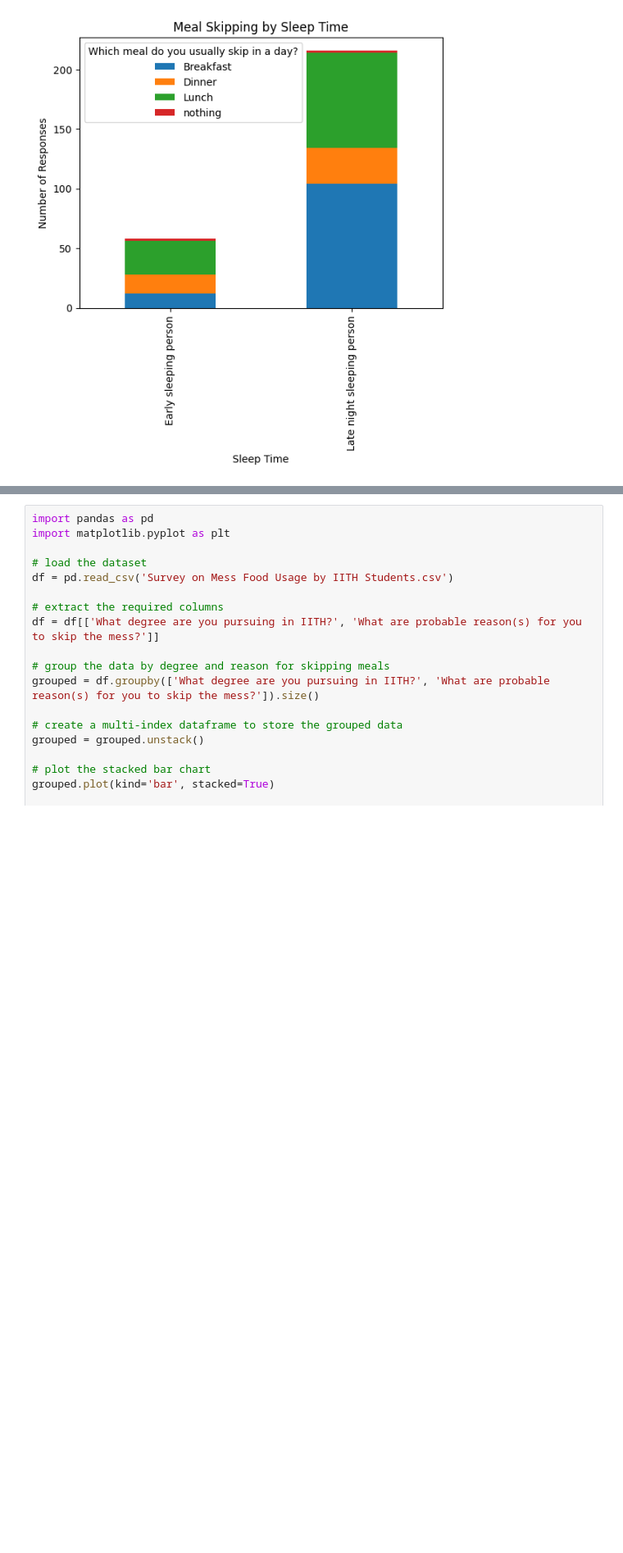
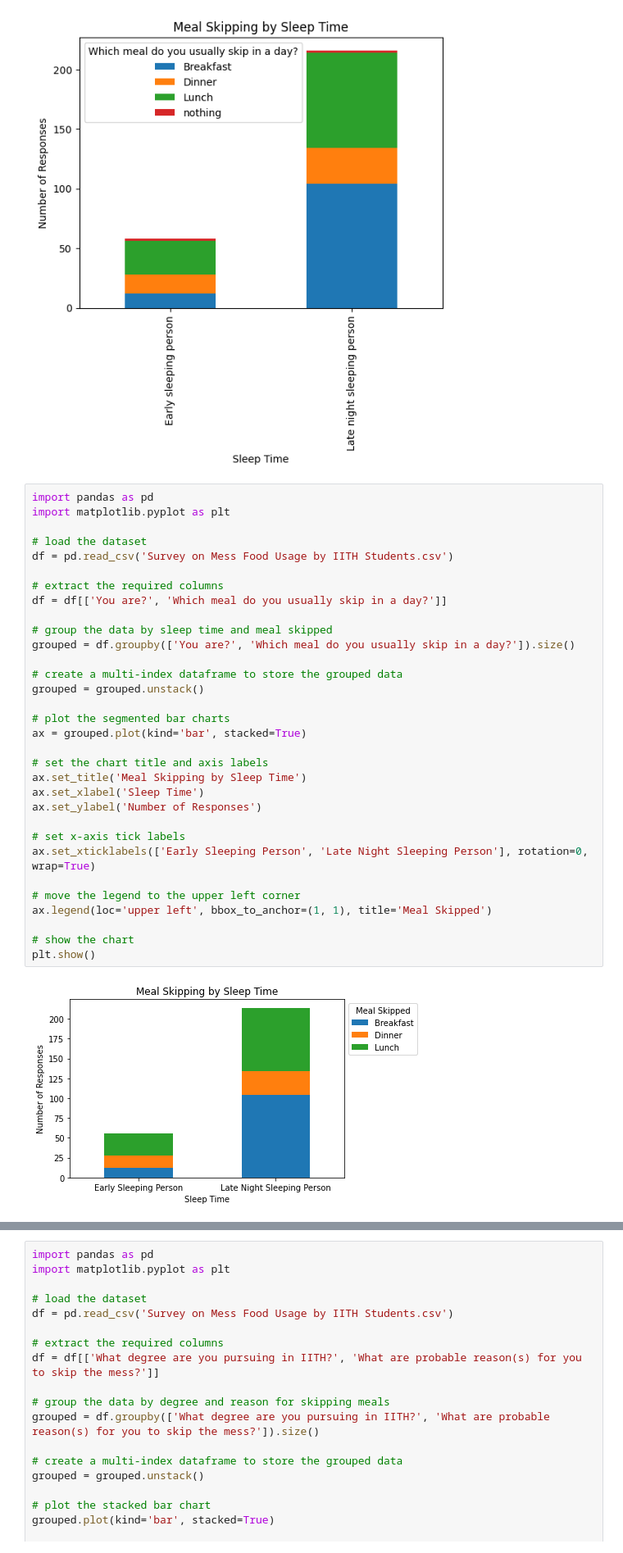
Before and after one commit to White-Devil09/MA4240, a Jupyter notebook: AppliedStats_Figs.ipynb, the cells around one changed output, grey strips where cells are left out. Shown: that part at 82% size. Saved outputs shown, nothing was run; the diff lists cells and outputs as text; blank space fills up the shorter version.

Commit message:
Added newer codes for segmented charts

```diff
--- a/AppliedStats_Figs.ipynb
+++ b/AppliedStats_Figs.ipynb
@@ -26,6 +26,40 @@ plt.ylabel('Number of Responses')
 plt.show()
 # %% [output]
 [figure]
+# %%
+import pandas as pd
+import matplotlib.pyplot as plt
+
+# load the dataset
+df = pd.read_csv('Survey on Mess Food Usage by IITH Students.csv')
+
+# extract the required columns
+df = df[['You are?', 'Which meal do you usually skip in a day?']]
+
+# group the data by sleep time and meal skipped
+grouped = df.groupby(['You are?', 'Which meal do you usually skip in a day?']).size()
+
+# create a multi-index dataframe to store the grouped data
+grouped = grouped.unstack()
+
+# plot the segmented bar charts
+ax = grouped.plot(kind='bar', stacked=True)
+
+# set the chart title and axis labels
+ax.set_title('Meal Skipping by Sleep Time')
+ax.set_xlabel('Sleep Time')
+ax.set_ylabel('Number of Responses')
+
+# set x-axis tick labels
+ax.set_xticklabels(['Early Sleeping Person', 'Late Night Sleeping Person'], rotation=0, wrap=True)
+
+# move the legend to the upper left corner
+ax.legend(loc='upper left', bbox_to_anchor=(1, 1), title='Meal Skipped')
+
+# show the chart
+plt.show()
+# %% [output]
+[figure, added]
 # %%
 import pandas as pd
 import matplotlib.pyplot as plt
```
Also changed, not shown: parts of 3 cells of this notebook.
